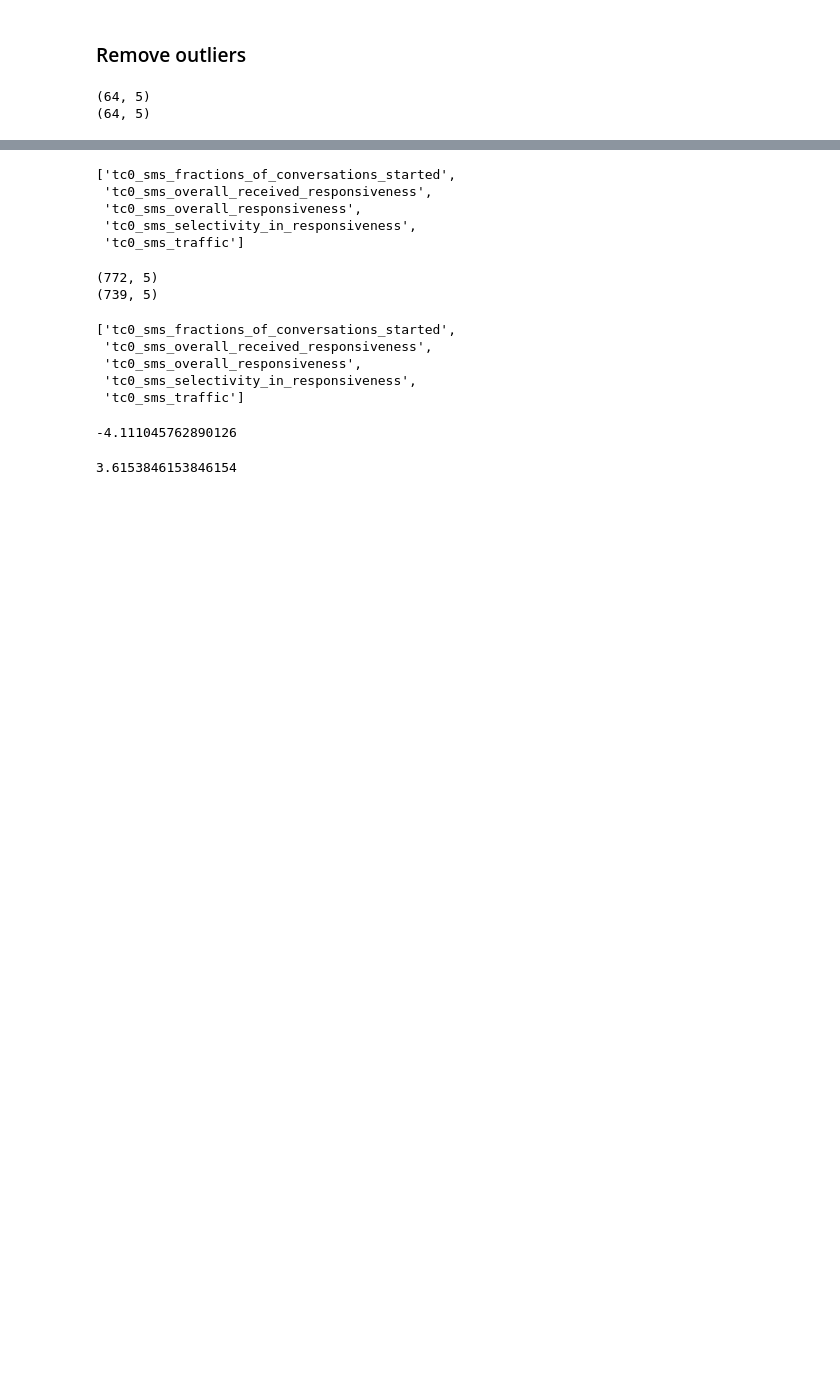
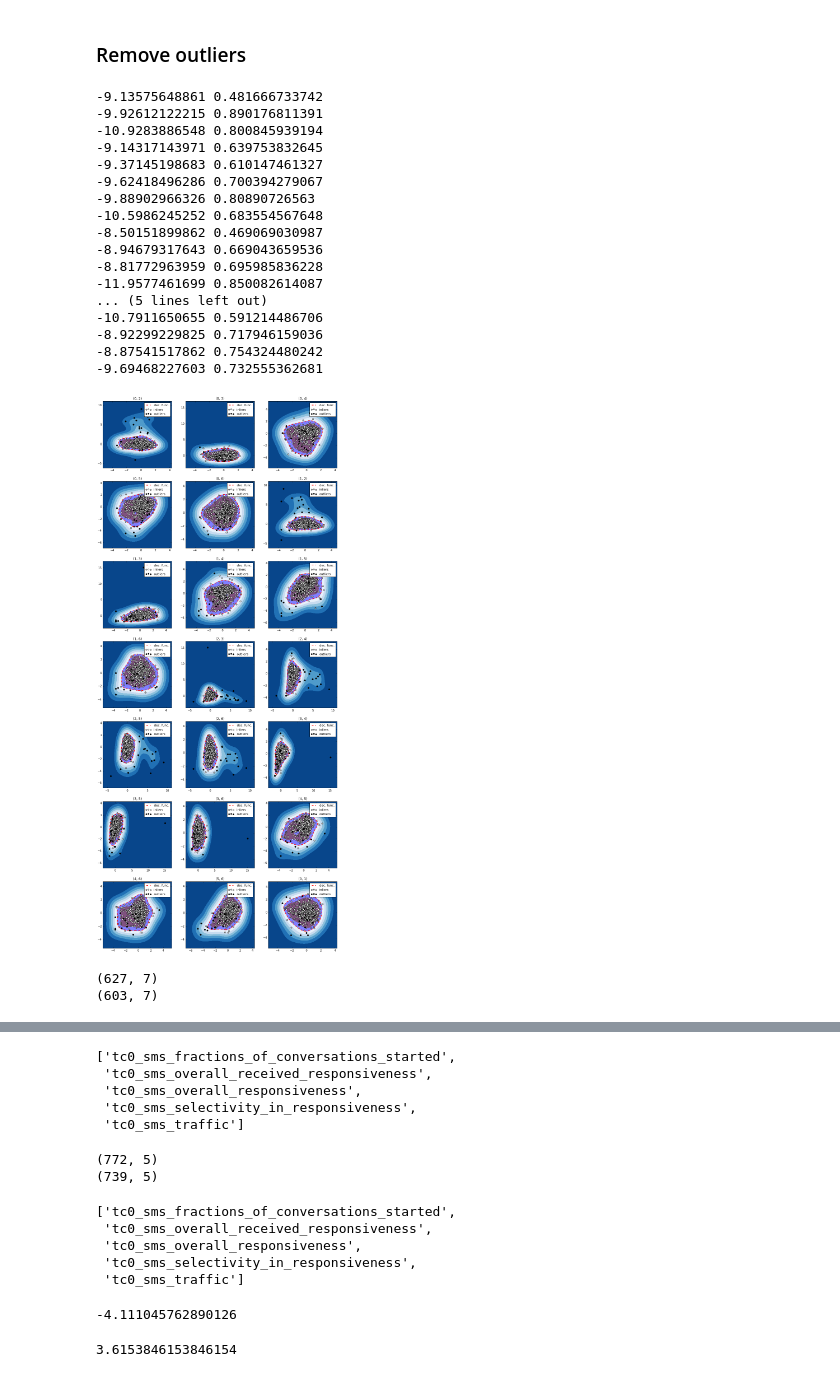
Before and after one commit to ulfaslak/MScProject-build-dataset, a Jupyter notebook: build_dataset.ipynb, the cells around one changed output, grey strips where cells are left out. Cells and saved outputs as stored; diff of their text form; code cells hidden in the pictures; blank space fills up the shorter version.

```diff
--- a/build_dataset.ipynb
+++ b/build_dataset.ipynb
@@ -113,20 +140,38 @@ X_scaled = scale(np.array(X))
 # %% [markdown]
 ### Remove outliers
 # %%
-out = Outlier_detector(X_scaled,threshold=-2)
+out = Outlier_detector(X_scaled,threshold=-1, visualize=True, nu=0.1, gamma=0.5)
 outliers = out.main()
 
 X_clean = np.delete(X_scaled,outliers,axis=0)
 Y_clean = np.delete(Y,outliers,axis=0)
 
 print X_scaled.shape
 print X_clean.shape
 
-np.savetxt("data/X.csv", X_clean, delimiter=",")
-np.savetxt("data/Y.csv", Y_clean, delimiter=",")
+#np.savetxt("data/X.csv", X_clean, delimiter=",")
+#np.savetxt("data/Y.csv", Y_clean, delimiter=",")
 # %% [output]
-(64, 5)
-(64, 5)
+-9.13575648861 0.481666733742
+-9.92612122215 0.890176811391
+-10.9283886548 0.800845939194
+-9.14317143971 0.639753832645
+-9.37145198683 0.610147461327
+-9.62418496286 0.700394279067
+-9.88902966326 0.80890726563
+-10.5986245252 0.683554567648
+-8.50151899862 0.469069030987
+-8.94679317643 0.669043659536
+-8.81772963959 0.695985836228
+-11.9577461699 0.850082614087
+... (5 lines left out)
+-10.7911650655 0.591214486706
+-8.92299229825 0.717946159036
+-8.87541517862 0.754324480242
+-9.69468227603 0.732555362681
+[figure, added]
+(627, 7)
+(603, 7)
 # %%
 print zip(range(len(features_x)),features_x)
 %matplotlib inline
```
Also changed, not shown: parts of 10 cells of this notebook, 16 other files.
